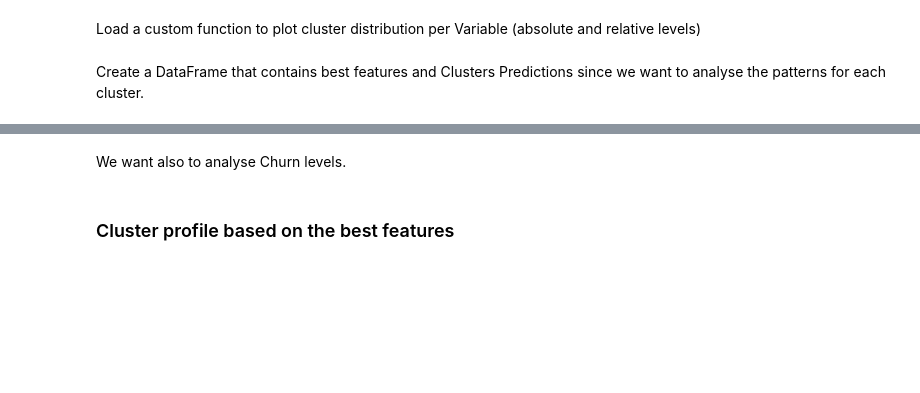
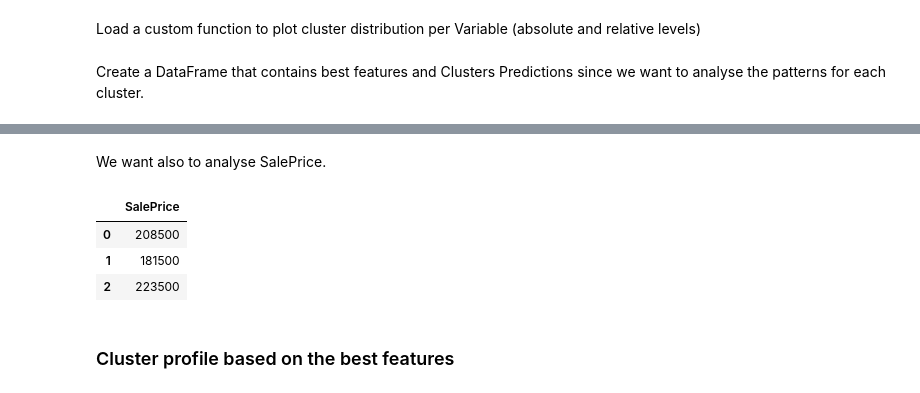
Before and after one commit to AlexanderAberg/heritage-housing-ames-iowa-usa, a Jupyter notebook: jupyter_notebooks/07 - Modeling and Evaluation - Cluster Sklearn.ipynb, the cells around one changed output, grey strips where cells are left out. Cells and saved outputs as stored; diff of their text form; code cells hidden in the pictures; blank space fills up the shorter version.

```diff
--- a/jupyter_notebooks/07 - Modeling and Evaluation - Cluster Sklearn.ipynb
+++ b/jupyter_notebooks/07 - Modeling and Evaluation - Cluster Sklearn.ipynb
@@ -496,9 +616,15 @@ df_cluster_profile.head(3)
 # %% [markdown]
-We want also to analyse Churn levels.
+We want also to analyse SalePrice.
 # %%
-df_churn = pd.read_csv("outputs/datasets/collection/TelcoCustomerChurn.csv").filter(['SalePRice'])
-df_churn['Churn'] = df_churn['Churn'].astype('object')
+df_churn = pd.read_csv(
+    "outputs/datasets/collection/HousePrices.csv").filter(['SalePrice'])
+df_churn['SalePrice'] = df_churn['SalePrice'].astype('object')
 df_churn.head(3)
+# %% [output]
+|  | SalePrice |
+| 0 | 208500 |
+| 1 | 181500 |
+| 2 | 223500 |
 # %% [markdown]
 ### Cluster profile based on the best features
 # %%
```
Also changed, not shown: parts of 67 cells of this notebook, 1 other file.
